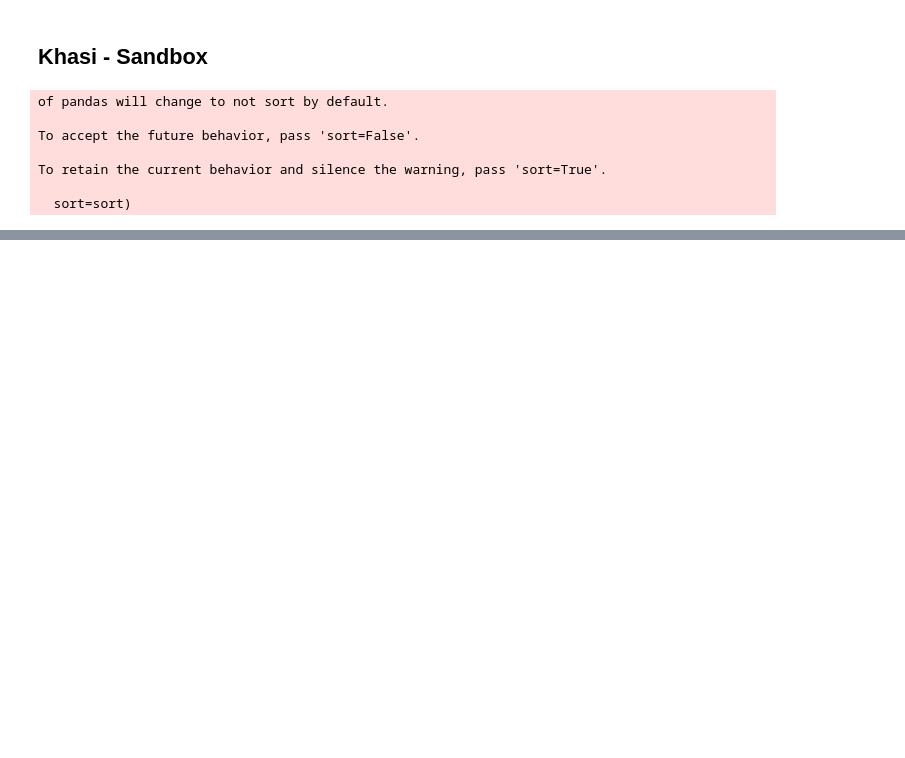
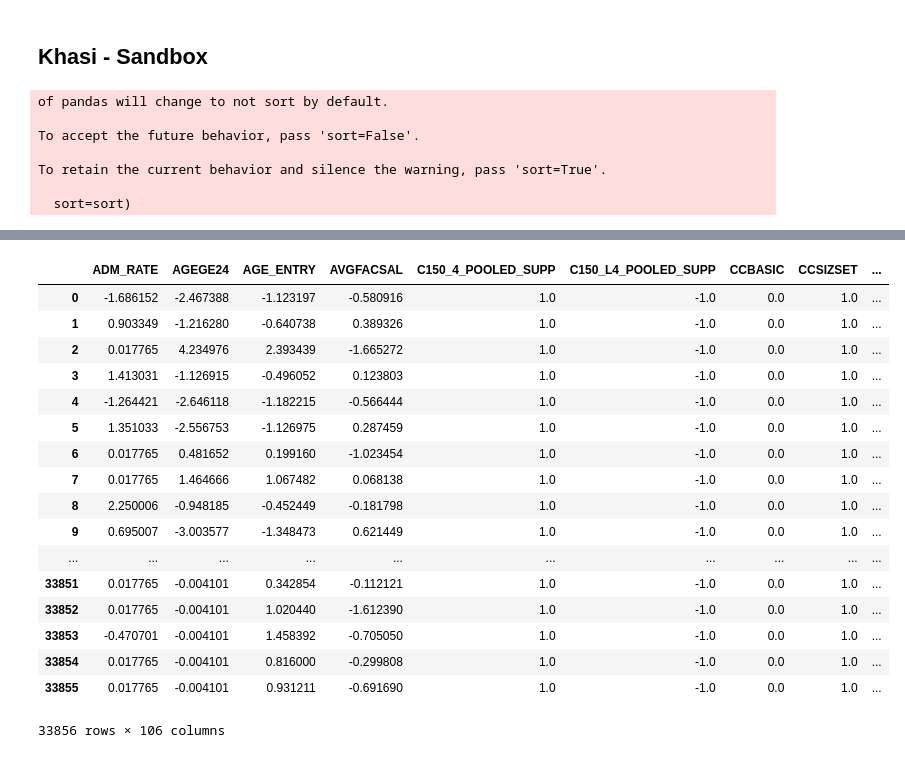
Before and after one commit to jeswan/post-secondary-education, a Jupyter notebook: khas_engineering.ipynb, the cells around one changed output, grey strips where cells are left out. Cells and saved outputs as stored; diff of their text form; code cells hidden in the pictures; blank space fills up the shorter version.

```diff
--- a/khas_engineering.ipynb
+++ b/khas_engineering.ipynb
@@ -58,0 +75,7 @@ df.drop(['UNITID'], axis = 1,inplace = True)
+# %%
+# returns all binary columns
+ls_bin = [col for col in df if np.isin(df[col].unique(), [0, 1]).all()]
+
+ls_bin.append('Year')
+df_scale = df.drop(ls_bin, axis=1)
+df_bin = df[ls_bin]
@@ -58,0 +144,24 @@ df.drop(['UNITID'], axis = 1,inplace = True)
+# %%
+scale = StandardScaler()
+scaled_arr = scale.fit_transform(df_scale)
+scaled_df = pd.DataFrame(scaled_arr, columns = df_scale.columns)
+scaled_df
+# %% [output]
+|  | ADM_RATE | AGEGE24 | AGE_ENTRY | AVGFACSAL | C150_4_POOLED_SUPP | C150_L4_POOLED_SUPP | CCBASIC | CCSIZSET | ... |
+| 0 | -1.686152 | -2.467388 | -1.123197 | -0.580916 | 1.0 | -1.0 | 0.0 | 1.0 | ... |
+| 1 | 0.903349 | -1.216280 | -0.640738 | 0.389326 | 1.0 | -1.0 | 0.0 | 1.0 | ... |
+| 2 | 0.017765 | 4.234976 | 2.393439 | -1.665272 | 1.0 | -1.0 | 0.0 | 1.0 | ... |
+| 3 | 1.413031 | -1.126915 | -0.496052 | 0.123803 | 1.0 | -1.0 | 0.0 | 1.0 | ... |
+| 4 | -1.264421 | -2.646118 | -1.182215 | -0.566444 | 1.0 | -1.0 | 0.0 | 1.0 | ... |
+| 5 | 1.351033 | -2.556753 | -1.126975 | 0.287459 | 1.0 | -1.0 | 0.0 | 1.0 | ... |
+| 6 | 0.017765 | 0.481652 | 0.199160 | -1.023454 | 1.0 | -1.0 | 0.0 | 1.0 | ... |
+| 7 | 0.017765 | 1.464666 | 1.067482 | 0.068138 | 1.0 | -1.0 | 0.0 | 1.0 | ... |
+| 8 | 2.250006 | -0.948185 | -0.452449 | -0.181798 | 1.0 | -1.0 | 0.0 | 1.0 | ... |
+| 9 | 0.695007 | -3.003577 | -1.348473 | 0.621449 | 1.0 | -1.0 | 0.0 | 1.0 | ... |
+| ... | ... | ... | ... | ... | ... | ... | ... | ... | ... |
+| 33851 | 0.017765 | -0.004101 | 0.342854 | -0.112121 | 1.0 | -1.0 | 0.0 | 1.0 | ... |
+| 33852 | 0.017765 | -0.004101 | 1.020440 | -1.612390 | 1.0 | -1.0 | 0.0 | 1.0 | ... |
+| 33853 | -0.470701 | -0.004101 | 1.458392 | -0.705050 | 1.0 | -1.0 | 0.0 | 1.0 | ... |
+| 33854 | 0.017765 | -0.004101 | 0.816000 | -0.299808 | 1.0 | -1.0 | 0.0 | 1.0 | ... |
+| 33855 | 0.017765 | -0.004101 | 0.931211 | -0.691690 | 1.0 | -1.0 | 0.0 | 1.0 | ... |
+33856 rows × 106 columns
```
Also changed, not shown: parts of 15 cells of this notebook, 2 other files.
